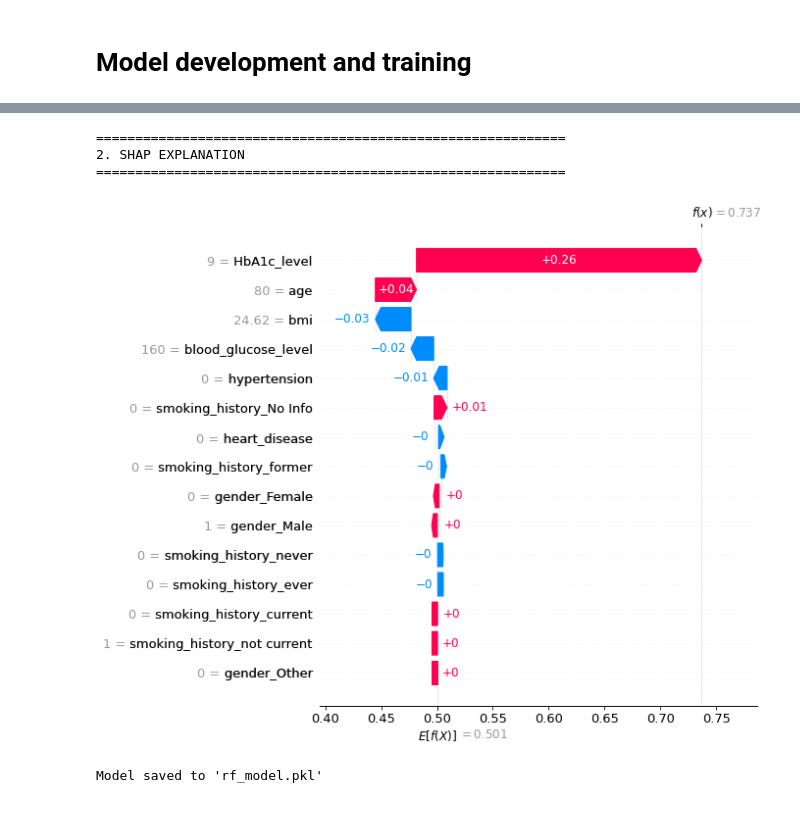
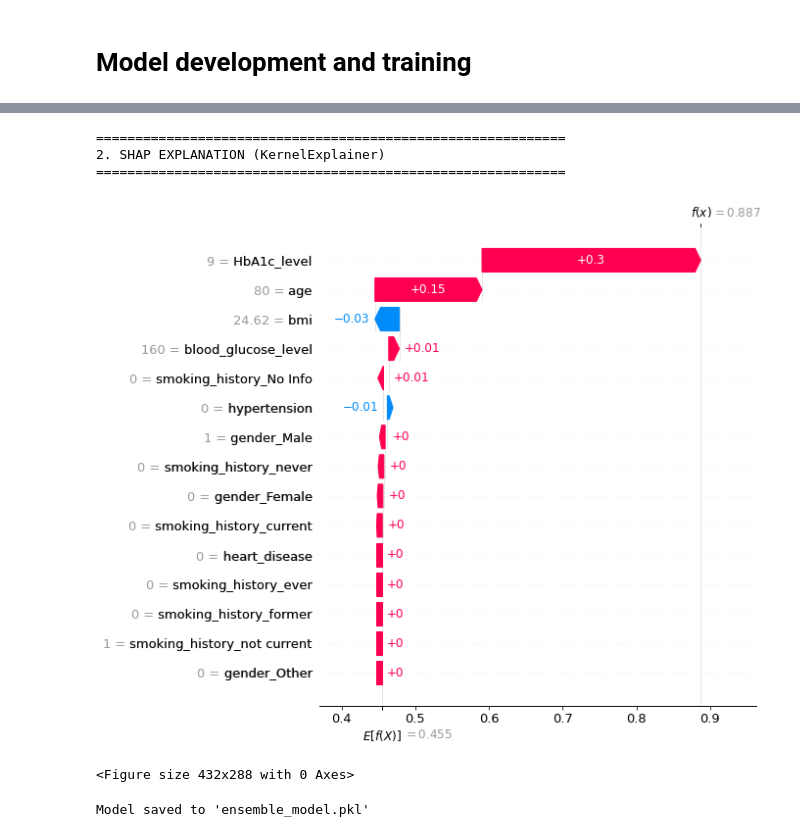
Before and after one commit to tinashejima/diabetes-prediction-app, a Jupyter notebook: diabetes-pipeline2.ipynb, the cells around one changed output, grey strips where cells are left out. Saved outputs shown, nothing was run; the diff lists cells and outputs as text; code cells hidden in the pictures.

```diff
--- a/diabetes-pipeline2.ipynb
+++ b/diabetes-pipeline2.ipynb
@@ -248,9 +306,9 @@ X_test_scaled = scaler.transform(X_test)
 # %%
 # Initializing models and handling class imbalance using weighted averaging approach
 models = {
-    'Random Forest': RandomForestClassifier(n_estimators=100, class_weight='balanced', random_state=42, n_jobs=-1, max_depth=3),
-    'Logistic Regression': LogisticRegression(class_weight='balanced', random_state=42, max_iter=1000),
-    'SVM': SVC(class_weight='balanced', random_state=42, probability=True, kernel='rbf')
+    'Random Forest': RandomForestClassifier(random_state=42, n_jobs=-1, max_depth=3),
+    'Logistic Regression': LogisticRegression(random_state=42, max_iter=1000),
+    'SVM': SVC(random_state=42, probability=True, kernel='rbf')
 }
 
 # Training individual models and store results
@@ -645,29 +976,55 @@ smoking_history_not current > 0.00: 0.0107
 # %%
+# print("\n" + "="*60)
+# print("2. SHAP EXPLANATION")
+# print("="*60)
+
+# # Create SHAP explainer
+# explainer = shap.TreeExplainer(best_model)
+
+# shap_values = explainer.shap_values(sample_data)
+# shap_values_all = explainer(sample_data)
+# shap.plots.waterfall(shap_values_all[0, :, 1], max_display=20)
+# plt.show()
+
 print("\n" + "="*60)
-print("2. SHAP EXPLANATION")
+print("2. SHAP EXPLANATION (KernelExplainer)")
 print("="*60)
 
-# Create SHAP explainer
-explainer = shap.TreeExplainer(best_model)
+def voting_predict_proba(X):
+    return best_model.predict_proba(X)
 
-shap_values = explainer.shap_values(sample_data)
-shap_values_all = explainer(sample_data)
-shap.plots.waterfall(shap_values_all[0, :, 1], max_display=20)
+# Create background data
+background_data = shap.sample(X_train, 100)
+
+# Create KernelExplainer
+explainer = shap.KernelExplainer(voting_predict_proba, background_data)
+
+# Get SHAP values as Explanation object
+shap_explanation = explainer(sample_data)
+
+# For binary classification
+if len(shap_explanation.shape) == 3:  # Multi-class format
+    shap.plots.waterfall(shap_explanation[0, :, 1], max_display=20)
+else:  # Single output format
+    shap.plots.waterfall(shap_explanation[0], max_display=20)
+
+plt.tight_layout()
 plt.show()
 # %% [output]
 ============================================================
-2. SHAP EXPLANATION
+2. SHAP EXPLANATION (KernelExplainer)
 ============================================================
-[figure, old version]
+[figure, new version]
+<Figure size 432x288 with 0 Axes>
 # %%
 import pickle
 # Create a dictionary to hold the model and interpretability data
 model = best_model
 
 # Save to a pickle file
-with open('rf_model.pkl', 'wb') as file:
+with open('ensemble_model.pkl', 'wb') as file:
     pickle.dump(model, file)
 
-print("Model saved to 'rf_model.pkl'")
+print("Model saved to 'ensemble_model.pkl'")
 # %% [output]
-Model saved to 'rf_model.pkl'
+Model saved to 'ensemble_model.pkl'
```
Also changed, not shown: parts of 16 cells of this notebook, 2 other files.
